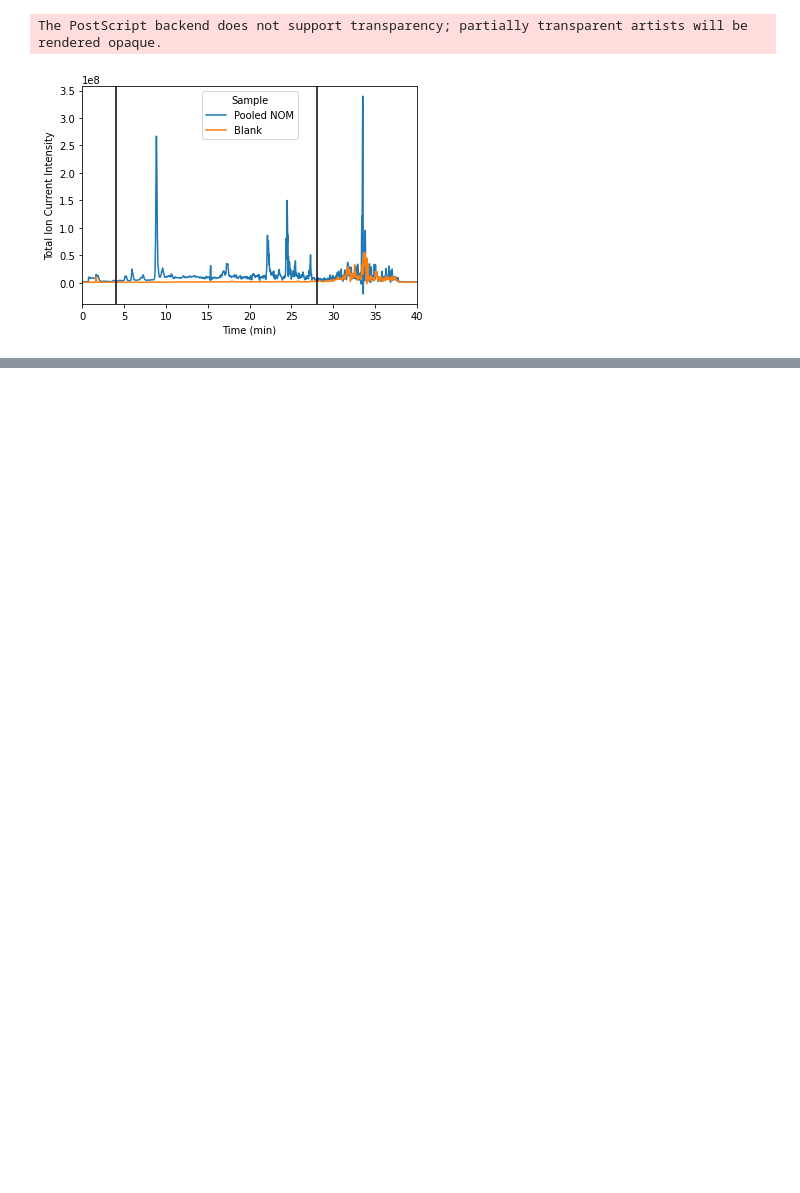
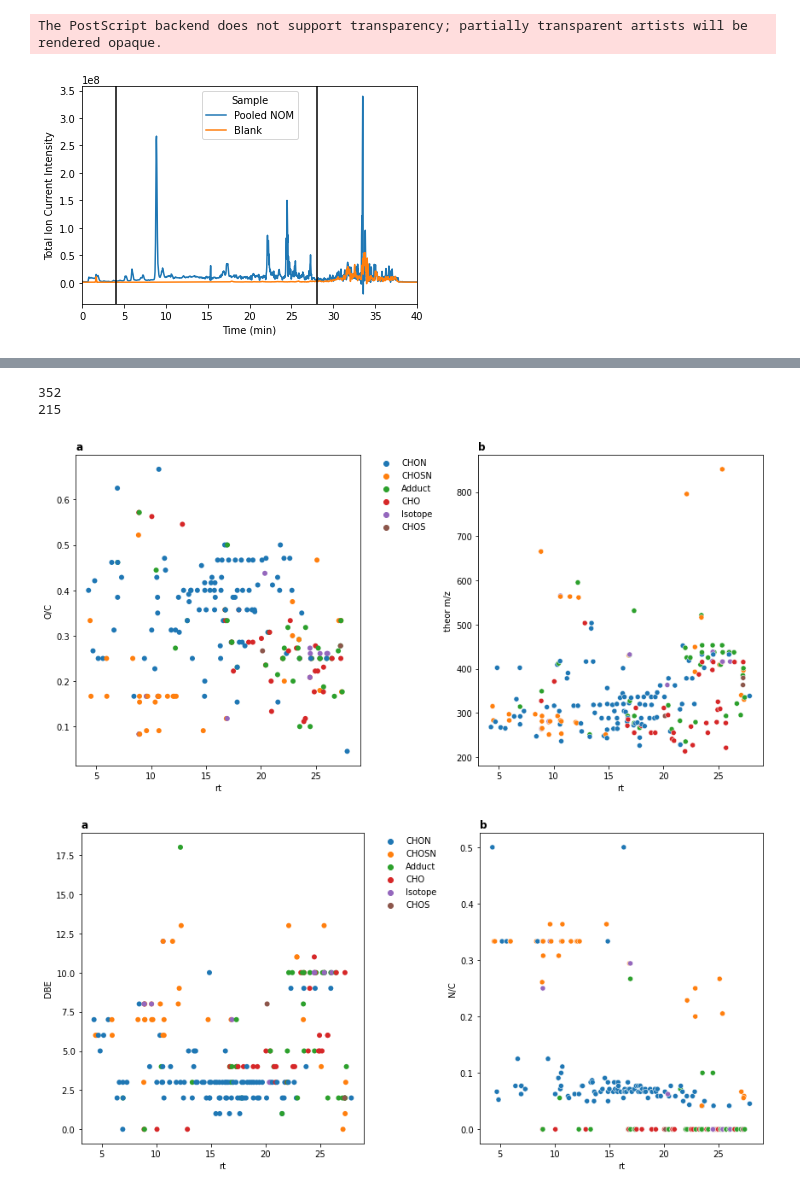
Before and after one commit to rboiteau/CoreMS, a Jupyter notebook: examples/Phycosphere analysis/CoreMS_phycosphere_formula_assignment_notebook.ipynb, the cells around one changed output, grey strips where cells are left out. Cells and saved outputs as stored; diff of their text form; code cells hidden in the pictures; blank space fills up the shorter version.

```diff
--- a/examples/Phycosphere analysis/CoreMS_phycosphere_formula_assignment_notebook.ipynb
+++ b/examples/Phycosphere analysis/CoreMS_phycosphere_formula_assignment_notebook.ipynb
@@ -25,7 +25,7 @@ os.chdir('/Users/boiteaur/Desktop/CoreMS_metallomics/CoreMS')
 file_location='/Users/boiteaur/Desktop/Major projects/Phycosphere LCMS'
 file="20221031_LBA_Boiteau_Zorbax3p5_AZTDpooled_T7_02.raw" #pooled sample for formula assignments
 bfile="20221101_LBA_Boiteau_Zorbax3p5_Water_33.raw" #blank sample
-refmasslist = Path.cwd() / "tests/tests_data/ftms/siloxanes2_pos.ref"
+refmasslist = Path.cwd() / "tests/tests_data/ftms/siloxanes_pos.ref"
 
 # Import required modules
 import matplotlib.pyplot as plt
@@ -35,6 +35,8 @@ from corems.molecular_id.search.priorityAssignment import OxygenPriorityAssignme
 from corems.molecular_id.search.molecularFormulaSearch import SearchMolecularFormulas
 from corems.encapsulation.factory.parameters import MSParameters
 from corems.mass_spectrum.calc.Calibration import MzDomainCalibration
+from corems.molecular_id.factory.molecularSQL import MolForm_SQL
+
 import matplotlib.backends.backend_pdf
 
 # Set peak detection threshold method
@@ -51,20 +53,16 @@ MSParameters.ms_peak.peak_min_prominence_percent = 0.1
 MSParameters.ms_peak.peak_min_min_picking_mz = 150
 MSParameters.ms_peak.peak_max_min_picking_mz = 800
 MSParameters.molecular_search.url_database = "postgresql+psycopg2://coremsappdb:coremsapppnnl@localhost:5432/coremsapp"
+MSParameters.molecular_search.db_chunk_size = 500
 
 MSParameters.molecular_search.error_method = 'None'
 MSParameters.molecular_search.min_ppm_error = -0.15
 MSParameters.molecular_search.max_ppm_error = 0.15
-
 #MSParameters.molecular_search.ion_charge = 1
-MSParameters.molecular_search.db_chunk_size = 500
-
-MSParameters.molecular_search.isProtonated = True
-MSParameters.molecular_search.isRadical = False
-MSParameters.molecular_search.isAdduct = False
 
 MSParameters.molecular_search.score_method = "prob_score"
 MSParameters.molecular_search.output_score_method = "prob_score"
+
 
 
 # Read in sample list and load MS data
@@ -372,0 +430,37 @@ All monoisotopic assignments: 2926
+# %%
+print(len(featurelist_annotated))
+print(len(featurelist_annotated[featurelist_annotated['theor m/z']>0]))
+
+#### Plot and save error distribution figure
+fig, ((ax1, ax2)) = plt.subplots(1,2)
+fig.set_size_inches(12, 6)
+
+sns.scatterplot(x='rt',y='O/C',hue='Molecular class',data=featurelist_annotated,ax=ax1, edgecolor='none')
+ax1.legend(bbox_to_anchor=(1.05, 1), loc=2, borderaxespad=0.,frameon=False)
+#ax1.set_xlim(200,800)
+ax1.set_title('a', fontweight='bold', loc='left')
+
+sns.scatterplot(x='rt',y='theor m/z',data=featurelist_annotated,hue='Molecular class',ax=ax2,legend=False)
+#ax2.set_xlim(-0.3,0.3)
+ax2.set_title('b', fontweight='bold', loc='left')
+fig.tight_layout()
+
+#### Plot and save error distribution figure
+fig, ((ax1, ax2)) = plt.subplots(1,2)
+fig.set_size_inches(12, 6)
+
+sns.scatterplot(x='rt',y='DBE',hue='Molecular class',data=featurelist_annotated,ax=ax1, edgecolor='none')
+ax1.legend(bbox_to_anchor=(1.05, 1), loc=2, borderaxespad=0.,frameon=False)
+#ax1.set_xlim(200,800)
+ax1.set_title('a', fontweight='bold', loc='left')
+
+sns.scatterplot(x='rt',y='N/C',data=featurelist_annotated,hue='Molecular class',ax=ax2,legend=False)
+#ax2.set_xlim(-0.3,0.3)
+ax2.set_title('b', fontweight='bold', loc='left')
+
+fig.tight_layout()
+# %% [output]
+352
+215
+[figure, added]
+[figure, added]
```
Also changed, not shown: parts of 12 cells of this notebook, 7 other files.
